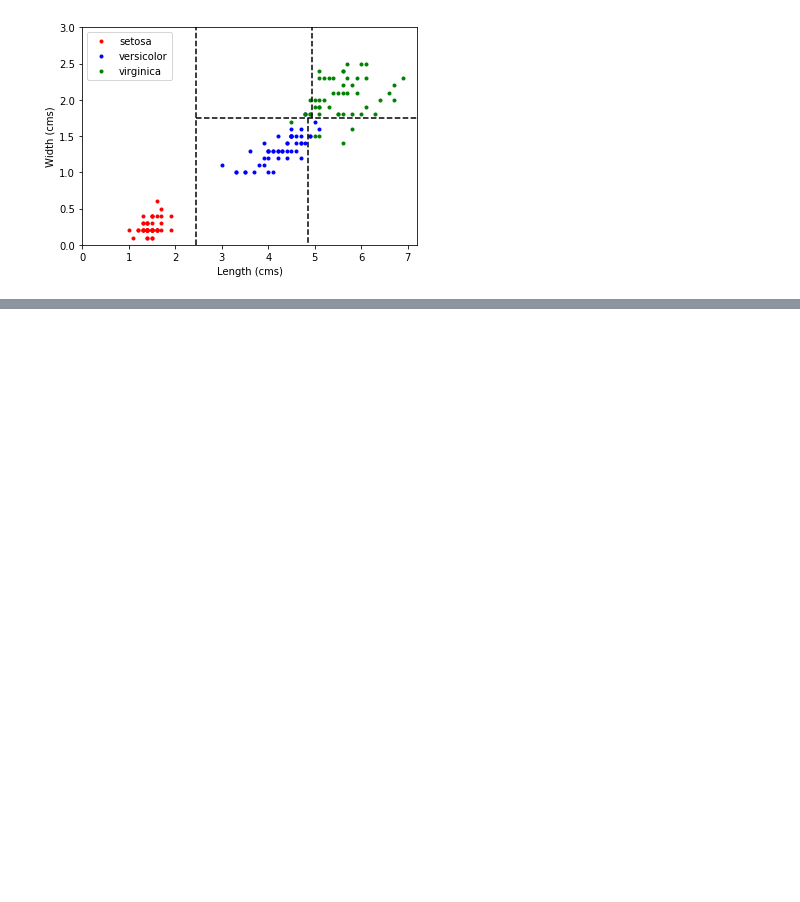
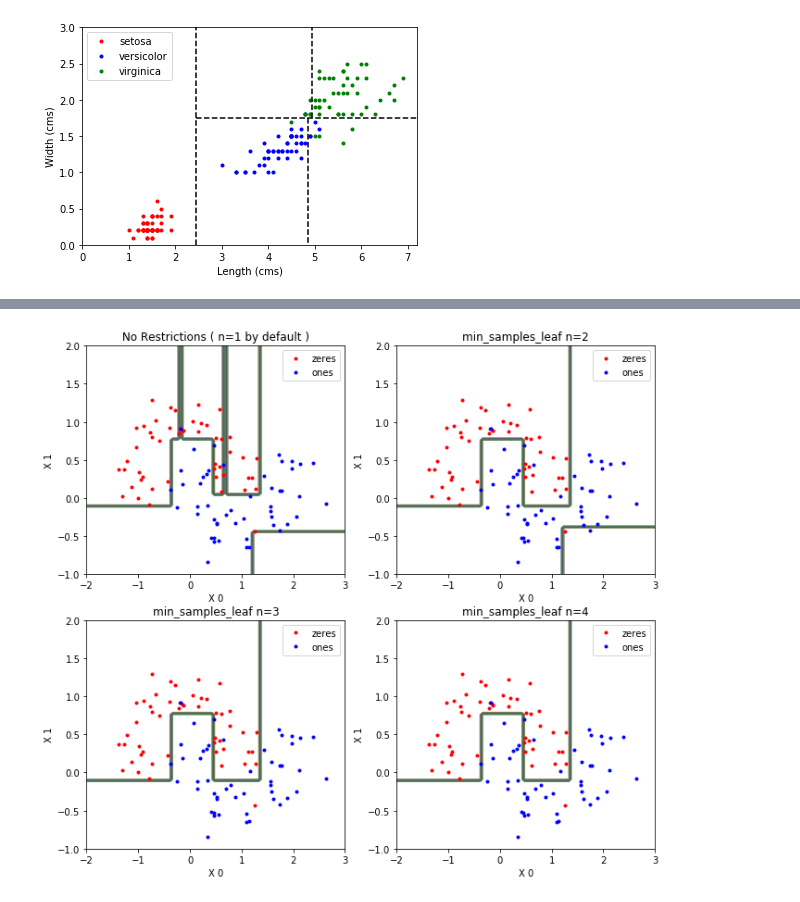
Before and after one commit to guruprasaad123/ml_for_life, a Jupyter notebook: from_scratch/decision_trees/dt.ipynb, the cells around one changed output, grey strips where cells are left out. Drawn from its saved outputs; the diff is of its cells as text; code cells hidden in the pictures; blank space fills up the shorter version.

```diff
--- a/from_scratch/decision_trees/dt.ipynb
+++ b/from_scratch/decision_trees/dt.ipynb
@@ -176 +172,83 @@ If float, then min_samples_leaf is a fraction and ceil(min_samples_leaf * n_samp
+# %%
+from sklearn.datasets import make_moons # importing moon dataset
+from math import ceil
+from matplotlib.colors import ListedColormap
+
+def plot_boundary(clf, X , Y , axes , title=""):
+
+    zeros = X[Y==0]
+    ones = X[Y==1]
+
+    plt.plot(zeros[:,0] , zeros[:,1] , 'r.', label="zeres")
+    plt.plot(ones[:,0] , ones[:,1], 'b.' , label="ones")
+
+    x1s = np.linspace(axes[0], axes[1], 100)
+    x2s = np.linspace(axes[2], axes[3], 100)
+
+    x1, x2 = np.meshgrid(x1s, x2s)
+
+    x1, x2 = np.meshgrid(x1s, x2s)
+
+    X_new = np.c_[x1.ravel(), x2.ravel()]
+
+    y_pred = clf.predict(X_new).reshape(x1.shape)
+
+    custom_cmap = ListedColormap(['#7d7d58','#4c4c7f','#507d50'])
+
+    plt.contour(x1, x2, y_pred, cmap=custom_cmap , alpha=0.8)
+
+    plt.legend()
+
+    plt.xlabel('X 0')
+    plt.ylabel('X 1')
+
+    plt.title(title)
+
+
+plt.subplots(figsize = (11,10))
+
+X , Y = make_moons(n_samples=100, noise=0.25, random_state=53)
+
+axes = [
+         round(np.amin(X[:,0])-0.25),
+         round(np.amax(X[:,0])+0.25),
+         round(np.amin(X[:,1])-0.25),
+         round(np.amax(X[:,1])+0.25)
+       ]
+
+classifier = DecisionTreeClassifier(random_state=42)
+
+classifier.fit(X,Y)
+
+plt.subplot(221)
+
+plot_boundary( classifier , X , Y , axes , " No Restrictions ( n=1 by default ) " )
+
+classifier = DecisionTreeClassifier(min_samples_leaf=2 , random_state=42)
+
+classifier.fit(X,Y)
+
+plt.subplot(222)
+
+plot_boundary( classifier , X , Y , axes , "min_samples_leaf n=2")
+
+classifier = DecisionTreeClassifier(min_samples_leaf=3 , random_state=42)
+
+classifier.fit(X,Y)
+
+plt.subplot(223)
+
+plot_boundary( classifier , X , Y , axes , "min_samples_leaf n=3")
+
+classifier = DecisionTreeClassifier(min_samples_leaf=4 , random_state=42)
+
+classifier.fit(X,Y)
+
+plt.subplot(224)
+
+plot_boundary( classifier , X , Y , axes , "min_samples_leaf n=4")
+
+plt.show()
+# %% [output]
+[figure, added]
 # %%
```
Also changed, not shown: parts of 10 cells of this notebook.
